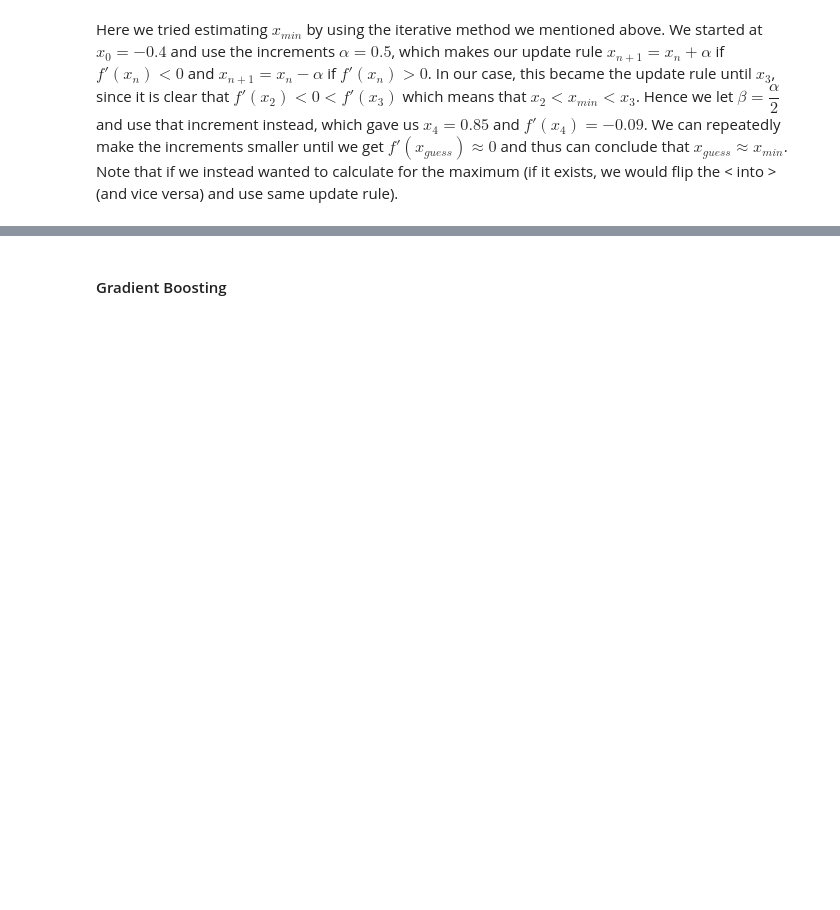
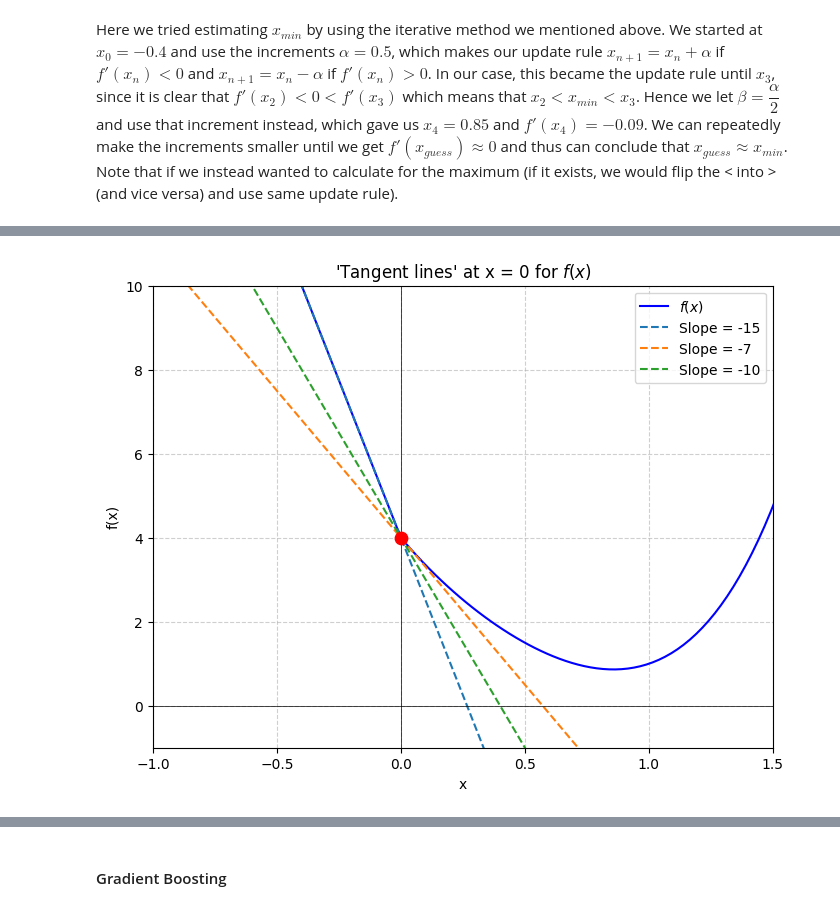
Before and after one commit to manganeseheptoxide/Undergraduate-Thesis, a Jupyter notebook: Resources/Notes.ipynb, the cells around one changed output, grey strips where cells are left out. Cells and saved outputs as stored; diff of their text form; code cells hidden in the pictures; blank space fills up the shorter version.

```diff
--- a/Resources/Notes.ipynb
+++ b/Resources/Notes.ipynb
@@ -681,0 +691,49 @@ We can use gradient descent to find a solution that minimizes some loss function
+# %%
+import numpy as np
+import matplotlib.pyplot as plt
+
+# Define the function
+def f(x):
+    return np.where(x > 0, (2*x**4) - (3*x**3) + (5*x**2) - (7*x) + 4, -15*x + 4)
+
+# Generate x values
+x = np.linspace(-5, 5, 400)
+y = f(x)
+
+# Point where function is not differentiable
+x0 = 0
+y0 = f(x0)
+
+# Different subgradients at x = 0
+slopes = [-15, -7, -10]  # Left derivative = -15, Right derivative ~ -7, Extra slope for illustration
+
+# Create plot
+fig, ax = plt.subplots(figsize=(8, 6))
+ax.plot(x, y, label=r'$f(x)$', color='b')
+
+# Plot multiple 'tangent' lines at x=0
+for slope in slopes:
+    tangent_line = slope * (x - x0) + y0
+    ax.plot(x, tangent_line, linestyle='dashed', label=f'Slope = {slope}')
+
+# Add dot at the kink (x0, f(x0))
+ax.scatter(x0, y0, color='red', s=80, zorder=3)
+
+# Adjust x and y axis range
+ax.set_xlim(-1, 1.5)
+ax.set_ylim(-1, 10)
+
+# Add reference lines
+ax.axhline(0, color='black', linewidth=0.5)
+ax.axvline(0, color='black', linewidth=0.5)
+ax.grid(True, linestyle='--', alpha=0.6)
+
+# Labels and title
+ax.set_xlabel('x')
+ax.set_ylabel('f(x)')
+ax.set_title(f"'Tangent lines' at x = 0 for $f(x)$")
+ax.legend()
+
+plt.show()
+# %% [output]
+[figure, added]
```
Also changed, not shown: parts of 14 cells of this notebook, 2 other files.
